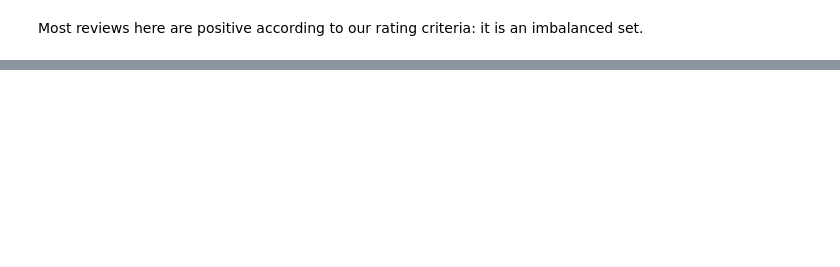
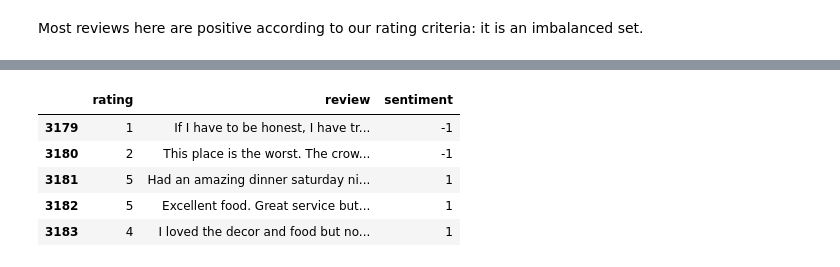
Before and after one commit to lppier/Sentiment_Mining_on_Yelp_Reviews, a Jupyter notebook: data_preparation.ipynb, the cells around one changed output, grey strips where cells are left out. Cells and saved outputs as stored; diff of their text form; code cells hidden in the pictures; blank space fills up the shorter version.

```diff
--- a/data_preparation.ipynb
+++ b/data_preparation.ipynb
@@ -181,0 +218,9 @@ df_reviews.to_csv('./data/df_reviews.csv', index=False) # TODO this needs to be
+# %%
+df_reviews_train.tail()
+# %% [output]
+|  | rating | review | sentiment |
+| 3179 | 1 | If I have to be honest, I have tr... | -1 |
+| 3180 | 2 | This place is the worst. The crow... | -1 |
+| 3181 | 5 | Had an amazing dinner saturday ni... | 1 |
+| 3182 | 5 | Excellent food. Great service but... | 1 |
+| 3183 | 4 | I loved the decor and food but no... | 1 |
```
Also changed, not shown: parts of 13 cells of this notebook.
